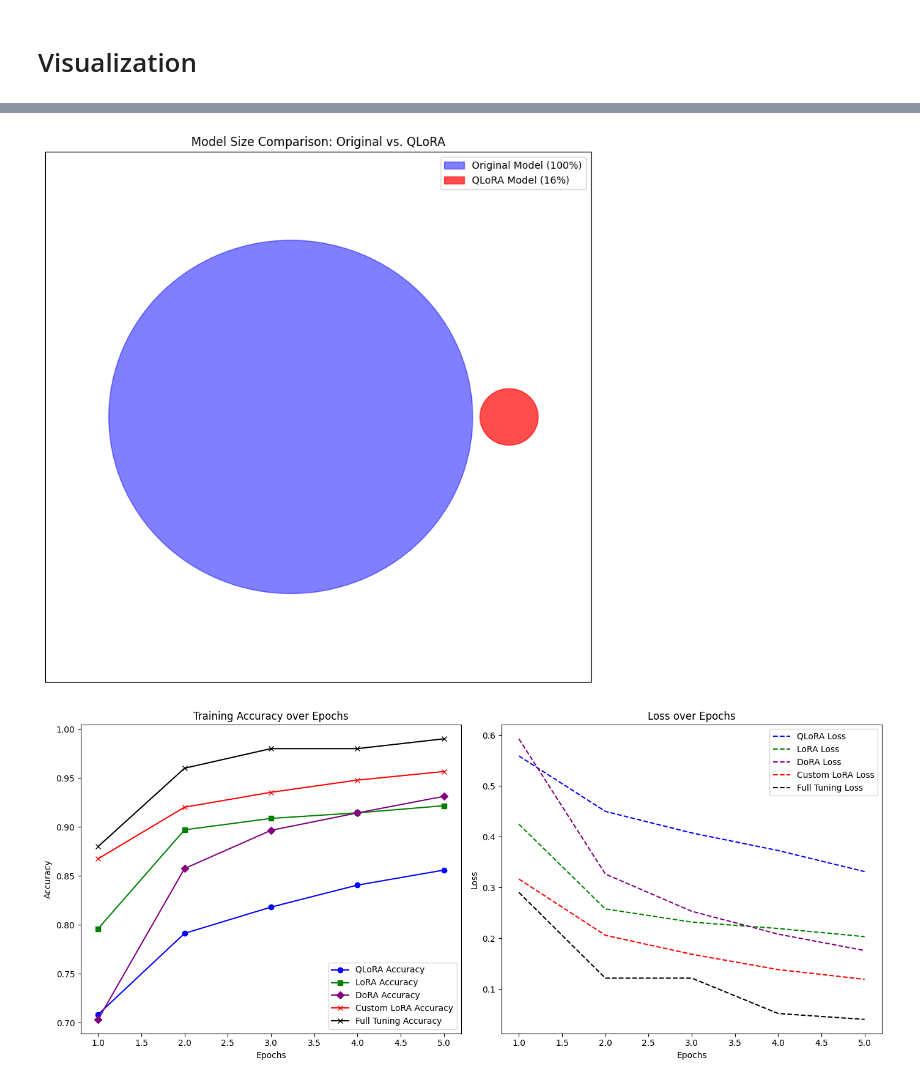
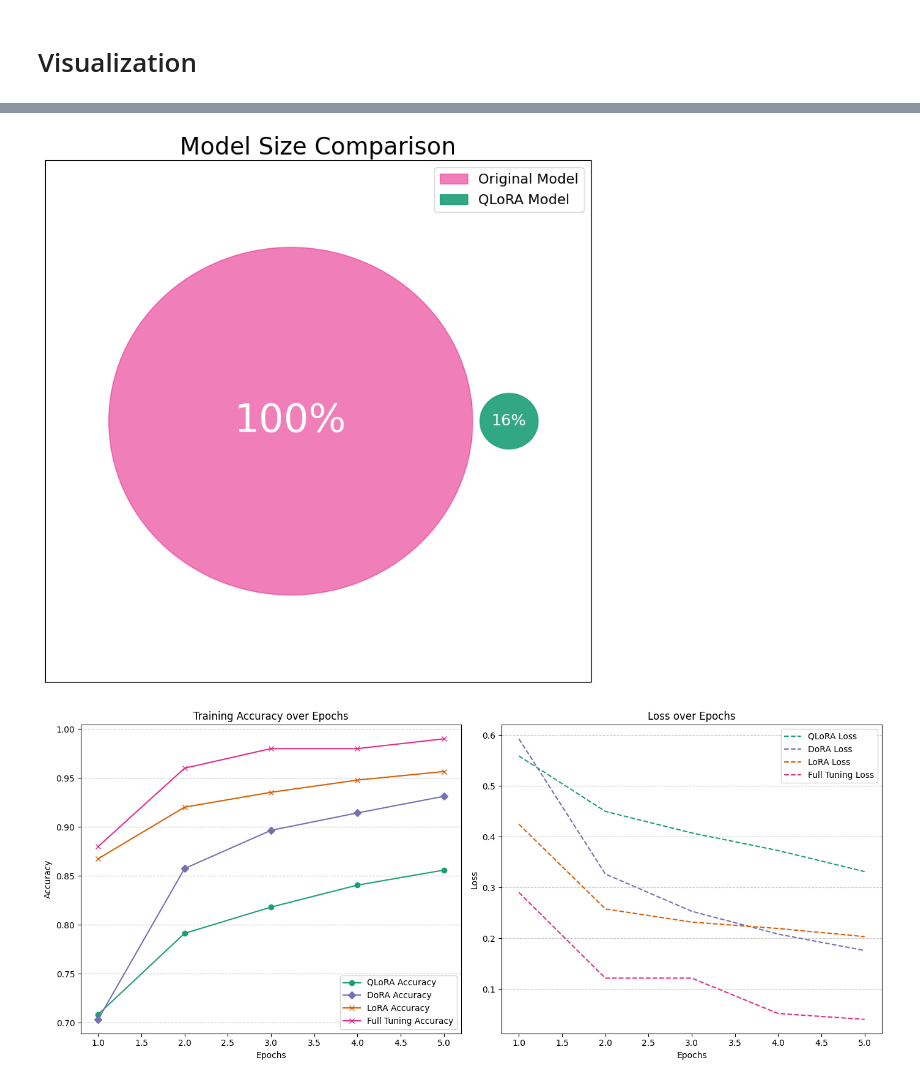
Before and after one commit to readytensor/rt_peft_publication, a Jupyter notebook: peft.ipynb, the cells around one changed output, grey strips where cells are left out. Drawn from its saved outputs; the diff is of its cells as text; code cells hidden in the pictures.

```diff
--- a/peft.ipynb
+++ b/peft.ipynb
@@ -599,49 +669,54 @@ QLoRA Validation Accuracy: 0.86
 # %%
-import matplotlib.pyplot as plt
-
 # Create a figure
 fig, ax = plt.subplots(figsize=(8, 8))
 
 # Plot two circles, the second one being 16% the size of the first
-circle1 = plt.Circle((0.45, 0.5), 1/3, color='blue', alpha=0.5, label='Original Model (100%)')
-circle2 = plt.Circle((0.85, 0.5), 0.16/3, color='red', alpha=0.7, label='QLoRA Model (16%)')
+circle1 = plt.Circle((0.45, 0.5), 1/3, color=full_tuning_color, alpha=0.6, label='Original Model')
+circle2 = plt.Circle((0.85, 0.5), 0.16/3, color=qlora_color, alpha=0.9, label='QLoRA Model')
 
 # Add the circles to the plot
 ax.add_artist(circle1)
 ax.add_artist(circle2)
+
+# Add text in the center of each circle
+ax.text(0.45, 0.5, '100%', color='white', fontsize=40, ha='center', va='center')
+ax.text(0.85, 0.5, '16%', color='white', fontsize=16, ha='center', va='center')
 
 # Set axis limits to make the circles visible and mutually exclusive
 ax.set_xlim(0, 1)
 ax.set_ylim(0, 1)
 
 # Add a title and legend
-plt.title('Model Size Comparison: Original vs. QLoRA')
-plt.legend(handles=[circle1, circle2])
+plt.title('Model Size Comparison', fontsize=24)
+plt.legend(handles=[circle1, circle2], fontsize=14)
 
 # Remove axis for a cleaner look
 ax.set_xticks([])
 ax.set_yticks([])
 
 # Display the plot
 plt.tight_layout()
+plt.savefig('./imgs/model_size_comparison.png')
 plt.show()
 # %% [output]
-[figure, old version]
+[figure, new version]
 # %%
 epochs = list(range(1, len(qlora_loss) + 1))
 
 # Create two plots: one for loss and one for accuracy side by side
 fig, (ax1, ax2) = plt.subplots(1, 2, figsize=(14, 6))
+ax1.grid(True, axis='y', linestyle='--', alpha=0.7)
+ax2.grid(True, axis='y', linestyle='--', alpha=0.7)
 
 # Plot accuracy on the first subplot
 ax1.set_xlabel('Epochs')
 ax1.set_ylabel('Accuracy')
 
-ax1.plot(epochs, qlora_accuracy, label='QLoRA Accuracy', marker='o', color='blue')
-ax1.plot(epochs, lora_accuracy, label='LoRA Accuracy', marker='s', color='green')
-ax1.plot(epochs, dora_accuracy, label='DoRA Accuracy', marker='D', color='purple')
-ax1.plot(epochs, custom_lora_accuracy, label='Custom LoRA Accuracy', marker='x', color='red')
-ax1.plot(epochs, full_tuning_accuracy, label='Full Tuning Accuracy', marker='x', color='black')
+ax1.plot(epochs, qlora_accuracy, label='QLoRA Accuracy', marker='o', color=qlora_color)
+ax1.plot(epochs, dora_accuracy, label='DoRA Accuracy', marker='D', color=dora_color)
+ax1.plot(epochs, custom_lora_accuracy, label='LoRA Accuracy', marker='x', color=lora_color)
+ax1.plot(epochs, full_tuning_accuracy, label='Full Tuning Accuracy', marker='x', color=full_tuning_color)
+
 
 ax1.set_title('Training Accuracy over Epochs')
 ax1.legend(loc='lower right')
@@ -649,13 +724,13 @@ ax1.legend(loc='lower right')
 # Plot loss on the second subplot
 ax2.set_xlabel('Epochs')
 ax2.set_ylabel('Loss')
-ax2.plot(epochs, qlora_loss, label='QLoRA Loss', linestyle='--', color='blue')
-ax2.plot(epochs, lora_loss, label='LoRA Loss', linestyle='--', color='green')
-ax2.plot(epochs, dora_loss, label='DoRA Loss', linestyle='--', color='purple')
-ax2.plot(epochs, custom_lora_loss, label='Custom LoRA Loss', linestyle='--', color='red')
-ax2.plot(epochs, full_tuning_loss, label='Full Tuning Loss', linestyle='--', color='black')
+ax2.plot(epochs, qlora_loss, label='QLoRA Loss', linestyle='--', color=qlora_color)
+ax2.plot(epochs, dora_loss, label='DoRA Loss', linestyle='--', color=dora_color)
+ax2.plot(epochs, lora_loss, label='LoRA Loss', linestyle='--', color=lora_color)
+ax2.plot(epochs, full_tuning_loss, label='Full Tuning Loss', linestyle='--', color=full_tuning_color)
 ax2.set_title('Loss over Epochs')
 ax2.legend(loc='upper right')
+
 
 # Adjust layout to make sure plots do not overlap
 plt.tight_layout()
@@ -663,4 +738,4 @@ plt.tight_layout()
 # Display the plots
 plt.show()
 # %% [output]
-[figure, old version]
+[figure, new version]
```
Also changed, not shown: parts of 27 cells of this notebook, 4 other files.
